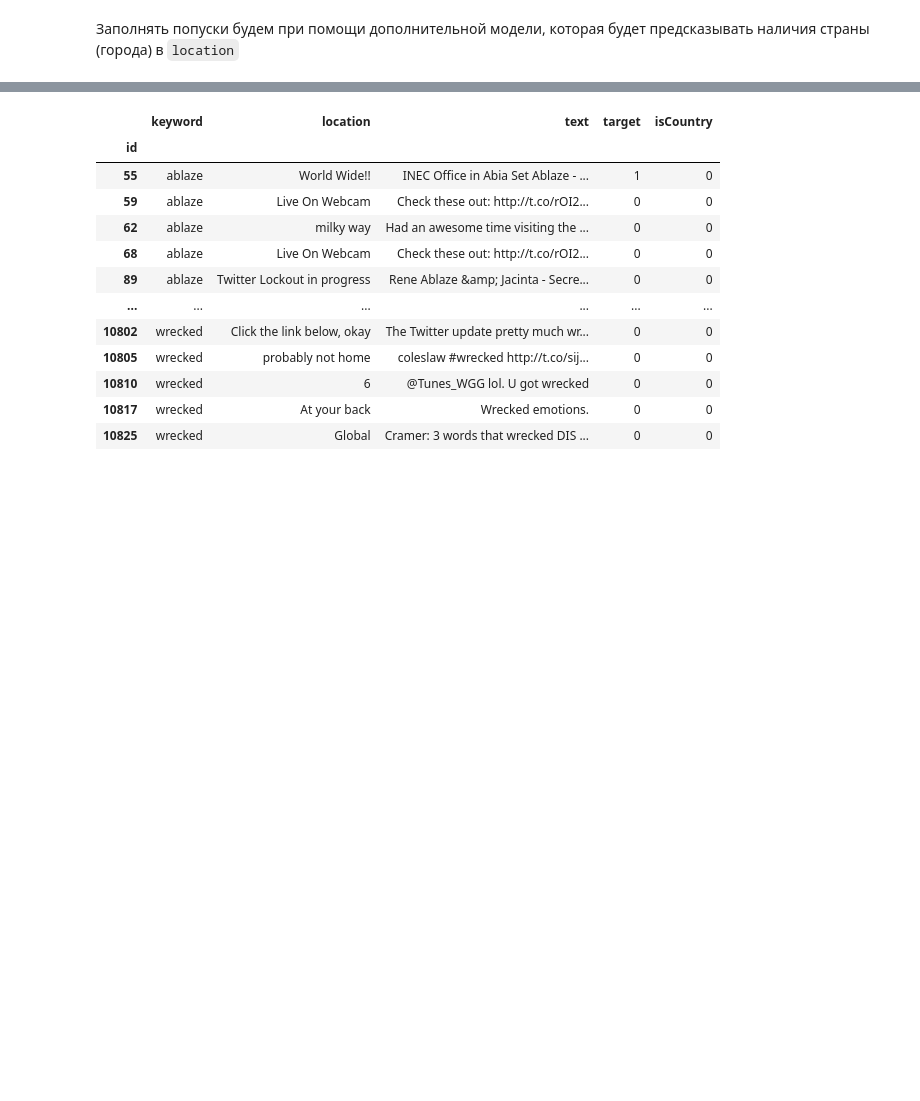
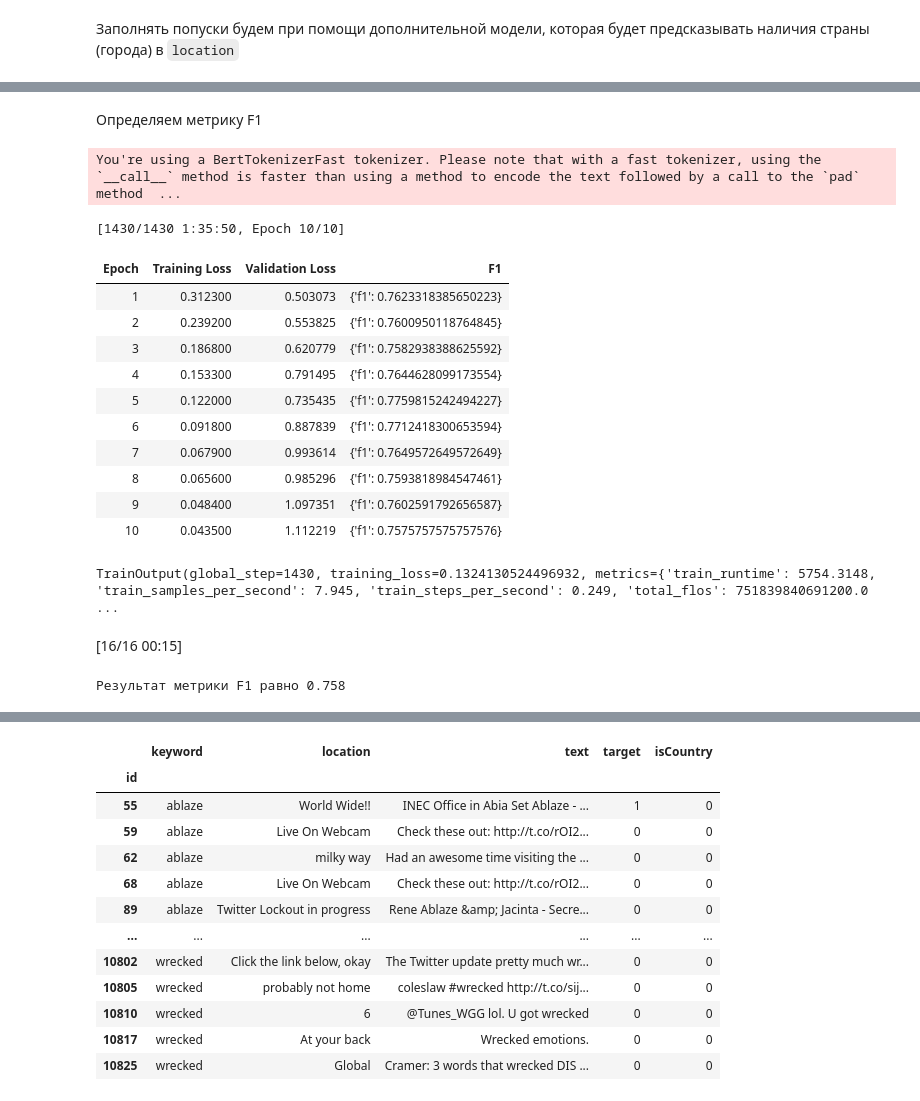
Before and after one commit to akrasnov87/natural-language-processing-with-disaster-tweets, a Jupyter notebook: main.ipynb, the cells around one changed output, grey strips where cells are left out. Cells and saved outputs as stored; diff of their text form; code cells hidden in the pictures; blank space fills up the shorter version.

```diff
--- a/main.ipynb
+++ b/main.ipynb
@@ -115,0 +239,3 @@ See the caveats in the documentation: https://pandas.pydata.org/pandas-docs/stab
+# %%
+weights= torch.tensor(class_wts, dtype=torch.float)
+weights = weights.to(device)
@@ -115,0 +259,59 @@ See the caveats in the documentation: https://pandas.pydata.org/pandas-docs/stab
+# %% [markdown]
+Определяем метрику F1
+# %%
+metric = load_metric("f1")
+
+def compute_metrics(eval_pred):
+    logits, labels = eval_pred
+    predictions = np.argmax(logits, axis=-1)
+    return { "f1": metric.compute(predictions=predictions, references=labels) }
+# %%
+# создаём бач рекомедованного размера (можно быть либо 32, либо 16)
+batch_size = 32
+# %%
+logging_steps = len(train_dataset) // batch_size
+
+training_args = TrainingArguments("test_trainer",
+                                  evaluation_strategy="epoch",
+                                  num_train_epochs=10,
+                                  learning_rate=2e-5,
+                                  per_device_train_batch_size=batch_size,
+                                  per_device_eval_batch_size=batch_size,
+                                  logging_steps=logging_steps)
+
+trainer = WeightedLossTrainer(model=model,
+                              args=training_args,
+                              train_dataset=train_dataset,
+                              eval_dataset=eval_dataset,
+                              compute_metrics=compute_metrics,
+                              tokenizer=tokenizer)
+# %%
+# фиксируем state
+RANDOM_STATE=12345
+np.random.seed(RANDOM_STATE)
+random.seed(RANDOM_STATE)
+torch.manual_seed(RANDOM_STATE)
+torch.cuda.manual_seed(RANDOM_STATE)
+
+trainer.train()
+# %% [output]
+You're using a BertTokenizerFast tokenizer. Please note that with a fast tokenizer, using the `__call__` method is faster than using a method to encode the text followed by a call to the `pad` method  ...
+[1430/1430 1:35:50, Epoch 10/10]
+| Epoch | Training Loss | Validation Loss | F1 |
+| 1 | 0.312300 | 0.503073 | {'f1': 0.7623318385650223} |
+| 2 | 0.239200 | 0.553825 | {'f1': 0.7600950118764845} |
+| 3 | 0.186800 | 0.620779 | {'f1': 0.7582938388625592} |
+| 4 | 0.153300 | 0.791495 | {'f1': 0.7644628099173554} |
+| 5 | 0.122000 | 0.735435 | {'f1': 0.7759815242494227} |
+| 6 | 0.091800 | 0.887839 | {'f1': 0.7712418300653594} |
+| 7 | 0.067900 | 0.993614 | {'f1': 0.7649572649572649} |
+| 8 | 0.065600 | 0.985296 | {'f1': 0.7593818984547461} |
+| 9 | 0.048400 | 1.097351 | {'f1': 0.7602591792656587} |
+| 10 | 0.043500 | 1.112219 | {'f1': 0.7575757575757576} |
+TrainOutput(global_step=1430, training_loss=0.1324130524496932, metrics={'train_runtime': 5754.3148, 'train_samples_per_second': 7.945, 'train_steps_per_second': 0.249, 'total_flos': 751839840691200.0 ...
+# %%
+trainer_eval = trainer.evaluate()
+print(f'Результат метрики F1 равно', round(trainer_eval['eval_f1']['f1'], 3))
+# %% [output]
+[16/16 00:15]
+Результат метрики F1 равно 0.758
```
Also changed, not shown: parts of 26 cells of this notebook.
